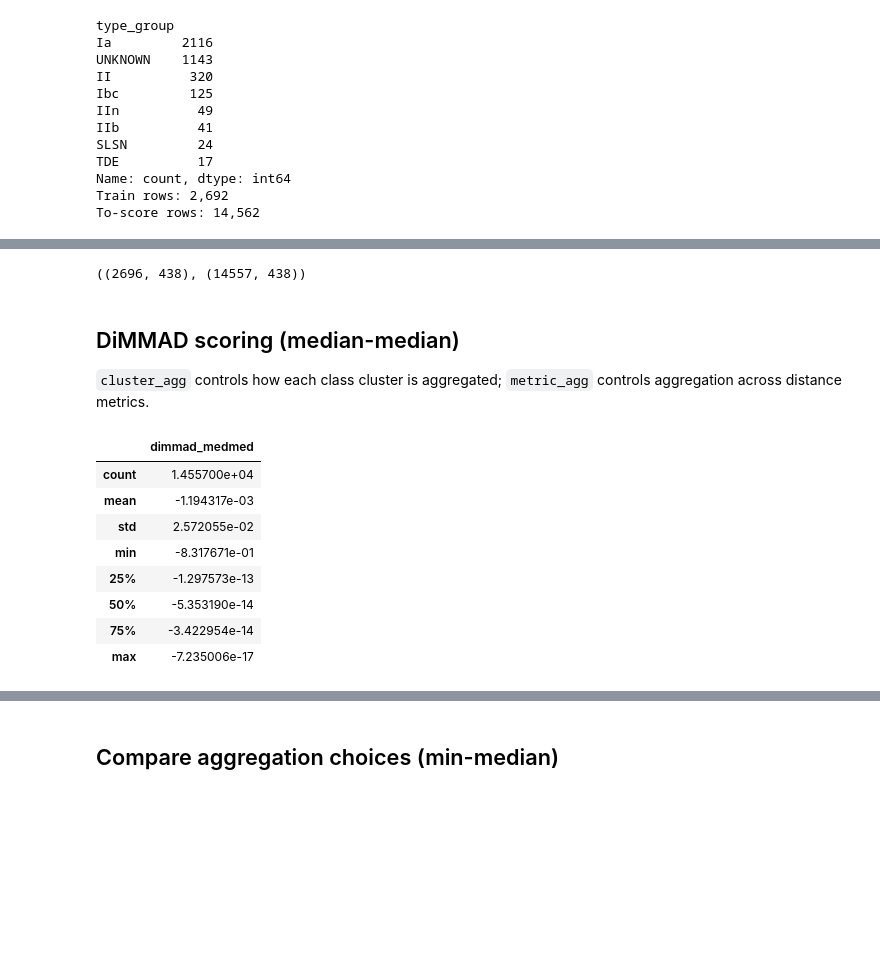
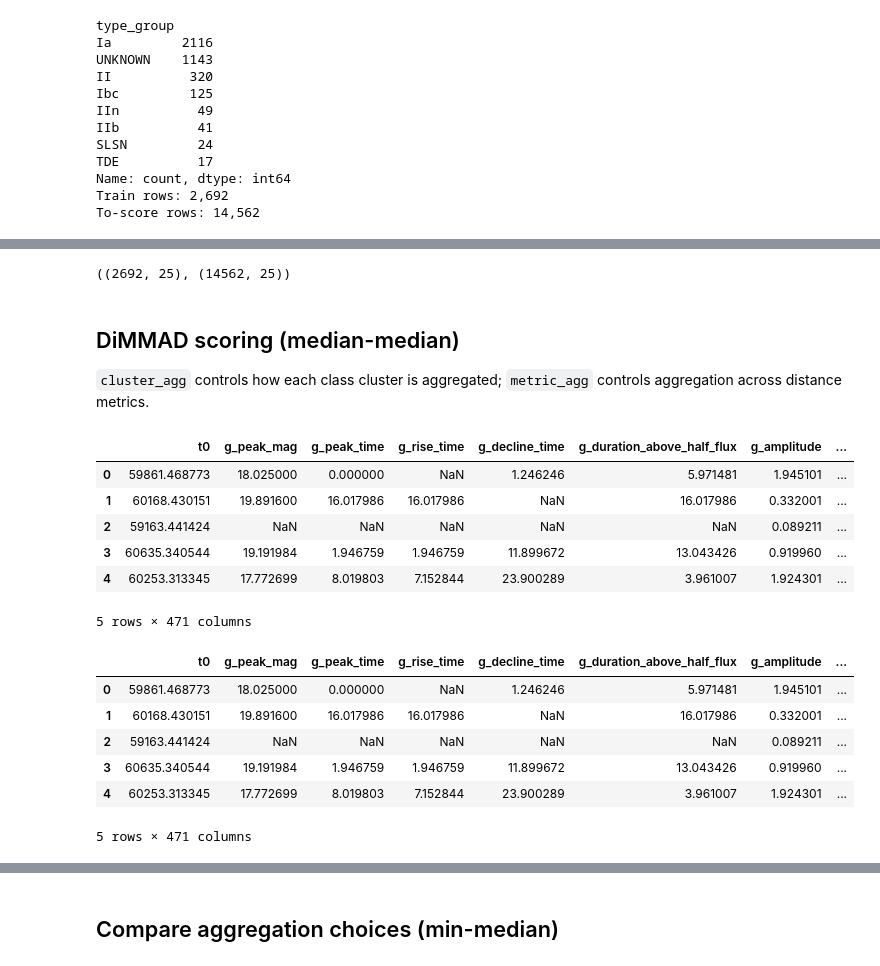
Before and after one commit to jennake/re-laiss, a Jupyter notebook: DimmadTest_cleaned.ipynb, the cells around one changed output, grey strips where cells are left out. Drawn from its saved outputs; the diff is of its cells as text; code cells hidden in the pictures; blank space fills up the shorter version.

```diff
--- a/DimmadTest_cleaned.ipynb
+++ b/DimmadTest_cleaned.ipynb
@@ -90,0 +155,5 @@ Instead:
+# %%
+df_copycut["alerce_idx"] = idx
+df_copycut["matched"] = mask_match
+
+df_copycut.head()
@@ -90,0 +194,19 @@ Instead:
+# %%
+USE_HOST = False
+
+# Grab our RELAISS features
+default_lc_features = constants.lc_features_const.copy()
+default_host_features = constants.host_features_const.copy()
+
+def overlap(cols, frame):
+    # keep only columns present and drop *_err
+    return [c for c in cols if (c in frame.columns) and (not c.endswith("_err"))]
+
+matchlc_cols   = overlap(default_lc_features, df_matched)
+matchhost_cols = overlap(default_host_features, df_matched) if USE_HOST else []
+matchfeature_cols = matchlc_cols + matchhost_cols
+
+print(f"Found {len(matchlc_cols)} LC features in filtered data.")
+if USE_HOST:
+    print(f"Found {len(matchhost_cols)} host features in filtered data.")
+print(f"Total candidate features: {len(matchfeature_cols)}")
@@ -236,14 +374,3 @@ TDE          17
 Name: count, dtype: int64
 Train rows: 2,692
 To-score rows: 14,562
-# %%
-known_groups = ["SLSN", "IIP", "IIb", "IIn", "Ia", "Ibc", "TDE"]
-
-df_train = df_matched[df_matched["type_group"].isin(known_groups)].copy()
-df_anom  = pd.concat(
-    [df_unmatched, df_matched[df_matched["type_group"] == "UNKNOWN"]],
-    ignore_index=True
-)
-
-print(f"Train rows: {len(df_train):,}")
-print(f"To-score rows: {len(df_anom):,}")
@@ -295,7 +384,7 @@ Using 453 numeric features.
 # %%
-def preprocess(train_df: pd.DataFrame, score_df: pd.DataFrame, feature_cols, n_neighbors=5):
-    X_train_raw = train_df[feature_cols].replace([np.inf, -np.inf], np.nan)
-    X_score_raw = score_df[feature_cols].replace([np.inf, -np.inf], np.nan)
+def preprocess(train_df: pd.DataFrame, score_df: pd.DataFrame, matchfeature_cols, n_neighbors=5):
+    X_train_raw = train_df[matchfeature_cols].replace([np.inf, -np.inf], np.nan)
+    X_score_raw = score_df[matchfeature_cols].replace([np.inf, -np.inf], np.nan)
 
     imputer = KNNImputer(n_neighbors=n_neighbors, weights="distance")
     X_train_imp = imputer.fit_transform(X_train_raw)
@@ -307,39 +396,48 @@ def preprocess(train_df: pd.DataFrame, score_df: pd.DataFrame, feature_cols, n_n
 
     return X_train, X_score, imputer, scaler
 
-X_train, X_score, imputer, scaler = preprocess(df_train, df_anom, feature_cols)
+X_train, X_score, imputer, scaler = preprocess(df_train, df_anom, matchfeature_cols)
 y_train = df_train["type_group"].values
 
 X_train.shape, X_score.shape
 # %% [output]
-((2696, 438), (14557, 438))
+((2692, 25), (14562, 25))
 # %% [markdown]
 ## DiMMAD scoring (median-median)
 `cluster_agg` controls how each class cluster is aggregated; `metric_agg` controls aggregation across distance metrics.
 # %%
 dimmad_medmed = DistanceAnomaly(
     cluster_agg="median",
     metric_agg="median",
     normalize_scores=True
 )
 
 dimmad_medmed.fit(X_train, y_train)
 scores_medmed = dimmad_medmed.score_samples(X_score)
 
 df_anom = df_anom.copy()
 df_anom["dimmad_medmed"] = scores_medmed
 
 df_anom[["dimmad_medmed"]].describe()
+df_anom.head()
 # %% [output]
-|  | dimmad_medmed |
-| count | 1.455700e+04 |
-| mean | -1.194317e-03 |
-| std | 2.572055e-02 |
-| min | -8.317671e-01 |
-| 25% | -1.297573e-13 |
-| 50% | -5.353190e-14 |
-| 75% | -3.422954e-14 |
-| max | -7.235006e-17 |
+|  | t0 | g_peak_mag | g_peak_time | g_rise_time | g_decline_time | g_duration_above_half_flux | g_amplitude | ... |
+| 0 | 59861.468773 | 18.025000 | 0.000000 | NaN | 1.246246 | 5.971481 | 1.945101 | ... |
+| 1 | 60168.430151 | 19.891600 | 16.017986 | 16.017986 | NaN | 16.017986 | 0.332001 | ... |
+| 2 | 59163.441424 | NaN | NaN | NaN | NaN | NaN | 0.089211 | ... |
+| 3 | 60635.340544 | 19.191984 | 1.946759 | 1.946759 | 11.899672 | 13.043426 | 0.919960 | ... |
+| 4 | 60253.313345 | 17.772699 | 8.019803 | 7.152844 | 23.900289 | 3.961007 | 1.924301 | ... |
+5 rows × 471 columns
+# %%
+df_anom.head()
+# %% [output]
+|  | t0 | g_peak_mag | g_peak_time | g_rise_time | g_decline_time | g_duration_above_half_flux | g_amplitude | ... |
+| 0 | 59861.468773 | 18.025000 | 0.000000 | NaN | 1.246246 | 5.971481 | 1.945101 | ... |
+| 1 | 60168.430151 | 19.891600 | 16.017986 | 16.017986 | NaN | 16.017986 | 0.332001 | ... |
+| 2 | 59163.441424 | NaN | NaN | NaN | NaN | NaN | 0.089211 | ... |
+| 3 | 60635.340544 | 19.191984 | 1.946759 | 1.946759 | 11.899672 | 13.043426 | 0.919960 | ... |
+| 4 | 60253.313345 | 17.772699 | 8.019803 | 7.152844 | 23.900289 | 3.961007 | 1.924301 | ... |
+5 rows × 471 columns
 # %%
 # Rank top anomalies
 df_ranked_med = df_anom.sort_values("dimmad_medmed", ascending=True).copy()
```
Also changed, not shown: parts of 34 cells of this notebook, 12 other files.
